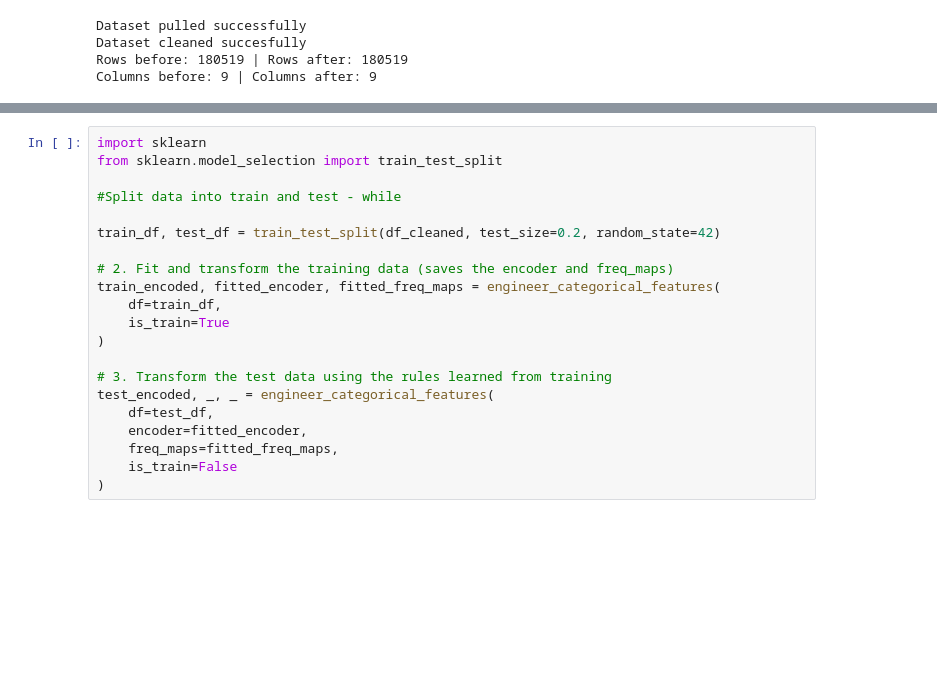
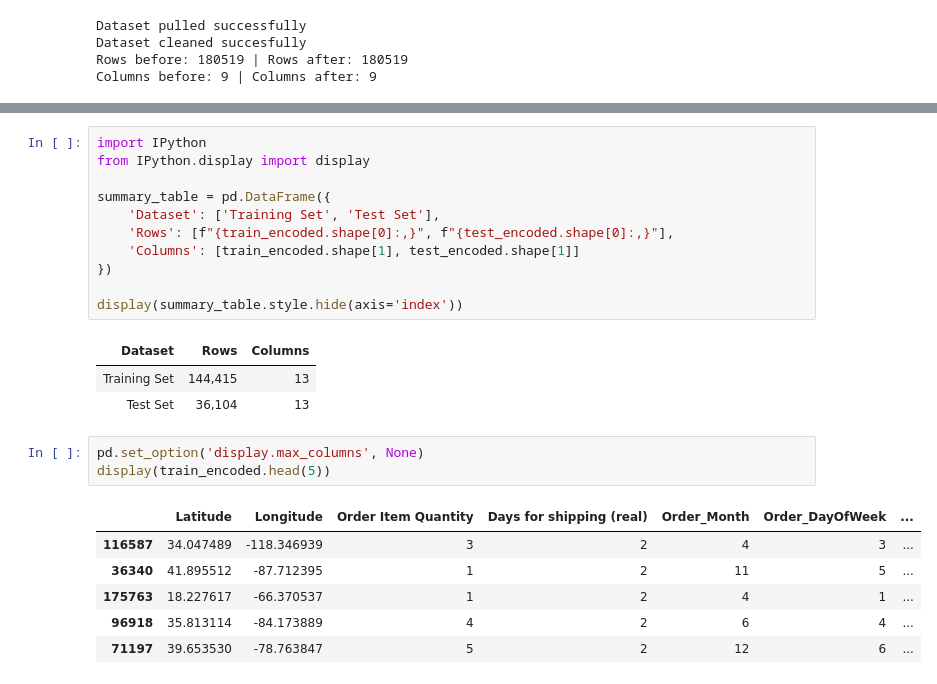
Before and after one commit to JSellinger/44688_80_Capstone, a Jupyter notebook: notebook.ipynb, the cells around one changed output, grey strips where cells are left out. Cells and saved outputs as stored; diff of their text form; blank space fills up the shorter version.

Commit message:
Added feature engineered test and train data sets

```diff
--- a/notebook.ipynb
+++ b/notebook.ipynb
@@ -273,21 +297,25 @@ def engineer_categorical_features(
+# %%
+import IPython
+from IPython.display import display
+
+summary_table = pd.DataFrame({
+    'Dataset': ['Training Set', 'Test Set'],
+    'Rows': [f"{train_encoded.shape[0]:,}", f"{test_encoded.shape[0]:,}"],
+    'Columns': [train_encoded.shape[1], test_encoded.shape[1]]
+})
+
+display(summary_table.style.hide(axis='index'))
+# %% [output]
+| Dataset | Rows | Columns |
+| Training Set | 144,415 | 13 |
+| Test Set | 36,104 | 13 |
 # %%
-import sklearn
-from sklearn.model_selection import train_test_split
-
-#Split data into train and test - while
-
-train_df, test_df = train_test_split(df_cleaned, test_size=0.2, random_state=42)
-
-# 2. Fit and transform the training data (saves the encoder and freq_maps)
-train_encoded, fitted_encoder, fitted_freq_maps = engineer_categorical_features(
-    df=train_df,
-    is_train=True
-)
-
-# 3. Transform the test data using the rules learned from training
-test_encoded, _, _ = engineer_categorical_features(
-    df=test_df,
-    encoder=fitted_encoder,
-    freq_maps=fitted_freq_maps,
-    is_train=False
-)
+pd.set_option('display.max_columns', None)
+display(train_encoded.head(5))
+# %% [output]
+|  | Latitude | Longitude | Order Item Quantity | Days for shipping (real) | Order_Month | Order_DayOfWeek | ... |
+| 116587 | 34.047489 | -118.346939 | 3 | 2 | 4 | 3 | ... |
+| 36340 | 41.895512 | -87.712395 | 1 | 2 | 11 | 5 | ... |
+| 175763 | 18.227617 | -66.370537 | 1 | 2 | 4 | 1 | ... |
+| 96918 | 35.813114 | -84.173889 | 4 | 2 | 6 | 4 | ... |
+| 71197 | 39.653530 | -78.763847 | 5 | 2 | 12 | 6 | ... |
```
Also changed, not shown: parts of 4 cells of this notebook.
